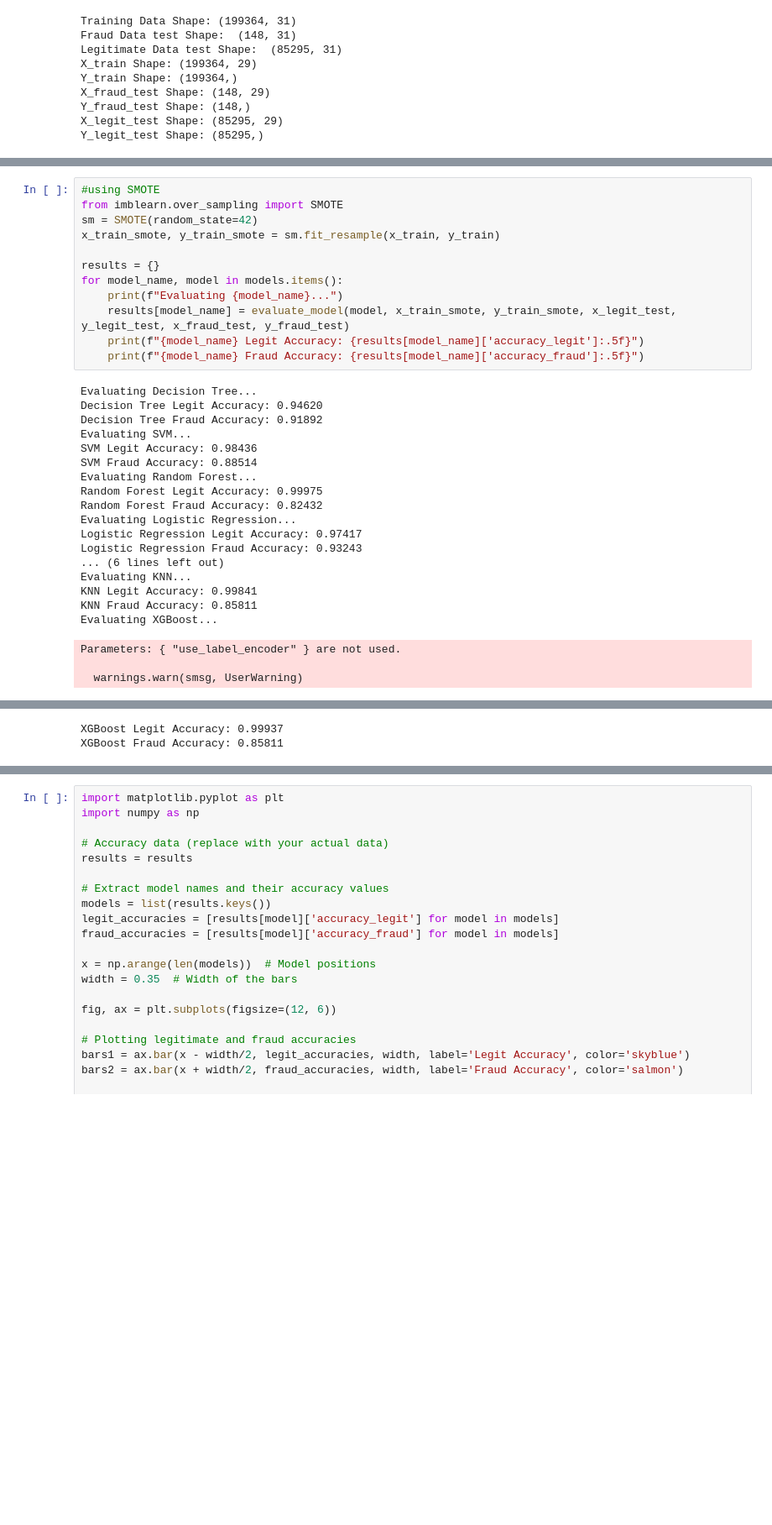
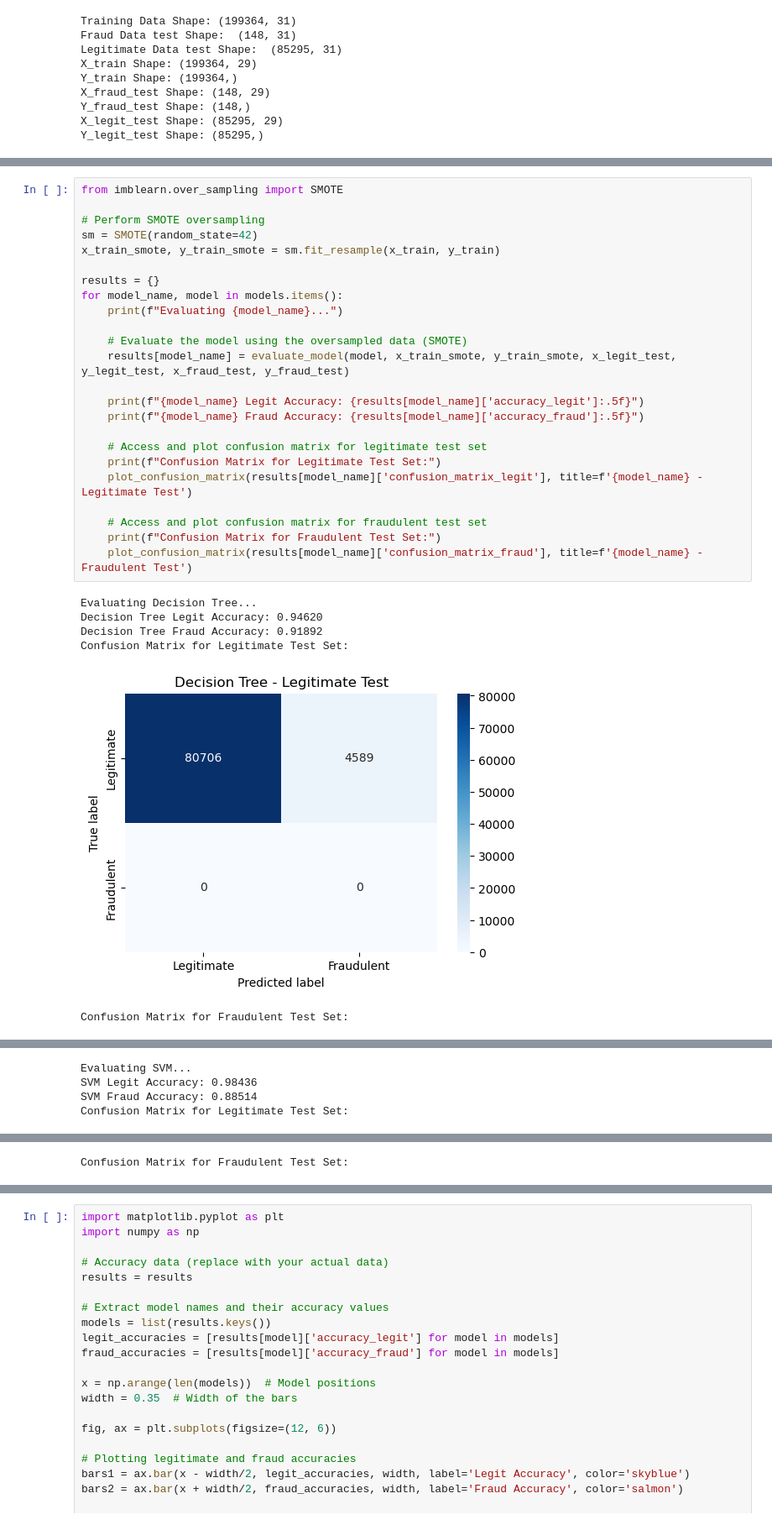
Before and after one commit to sahilf637/PR_201, a Jupyter notebook: Files/OverSampling.ipynb, the cells around one changed output, grey strips where cells are left out. Shown at 84% size. Cells and saved outputs as stored; diff of their text form; blank space fills up the shorter version.

```diff
--- a/Files/OverSampling.ipynb
+++ b/Files/OverSampling.ipynb
@@ -143,35 +175,33 @@ models = {
     "XGBoost": XGBClassifier(use_label_encoder=False, eval_metric='logloss', random_state=42)
 }
 # %%
-#using SMOTE
 from imblearn.over_sampling import SMOTE
+
+# Perform SMOTE oversampling
 sm = SMOTE(random_state=42)
 x_train_smote, y_train_smote = sm.fit_resample(x_train, y_train)
 
 results = {}
 for model_name, model in models.items():
     print(f"Evaluating {model_name}...")
+
+    # Evaluate the model using the oversampled data (SMOTE)
     results[model_name] = evaluate_model(model, x_train_smote, y_train_smote, x_legit_test, y_legit_test, x_fraud_test, y_fraud_test)
+
     print(f"{model_name} Legit Accuracy: {results[model_name]['accuracy_legit']:.5f}")
     print(f"{model_name} Fraud Accuracy: {results[model_name]['accuracy_fraud']:.5f}")
+
+    # Access and plot confusion matrix for legitimate test set
+    print(f"Confusion Matrix for Legitimate Test Set:")
+    plot_confusion_matrix(results[model_name]['confusion_matrix_legit'], title=f'{model_name} - Legitimate Test')
+
+    # Access and plot confusion matrix for fraudulent test set
+    print(f"Confusion Matrix for Fraudulent Test Set:")
+    plot_confusion_matrix(results[model_name]['confusion_matrix_fraud'], title=f'{model_name} - Fraudulent Test')
 # %% [output]
 Evaluating Decision Tree...
 Decision Tree Legit Accuracy: 0.94620
 Decision Tree Fraud Accuracy: 0.91892
-Evaluating SVM...
-SVM Legit Accuracy: 0.98436
-SVM Fraud Accuracy: 0.88514
-Evaluating Random Forest...
-Random Forest Legit Accuracy: 0.99975
-Random Forest Fraud Accuracy: 0.82432
-Evaluating Logistic Regression...
-Logistic Regression Legit Accuracy: 0.97417
-Logistic Regression Fraud Accuracy: 0.93243
-... (6 lines left out)
-Evaluating KNN...
-KNN Legit Accuracy: 0.99841
-KNN Fraud Accuracy: 0.85811
-Evaluating XGBoost...
+Confusion Matrix for Legitimate Test Set:
+[figure, added]
-Parameters: { "use_label_encoder" } are not used.
-
-  warnings.warn(smsg, UserWarning)
+Confusion Matrix for Fraudulent Test Set:
@@ -178,2 +209,4 @@ Parameters: { "use_label_encoder" } are not used.
-XGBoost Legit Accuracy: 0.99937
-XGBoost Fraud Accuracy: 0.85811
+Evaluating SVM...
+SVM Legit Accuracy: 0.98436
+SVM Fraud Accuracy: 0.88514
+Confusion Matrix for Legitimate Test Set:
@@ -179,0 +214 @@ XGBoost Fraud Accuracy: 0.85811
+Confusion Matrix for Fraudulent Test Set:
```
Also changed, not shown: parts of 7 cells of this notebook, 3 other files.
